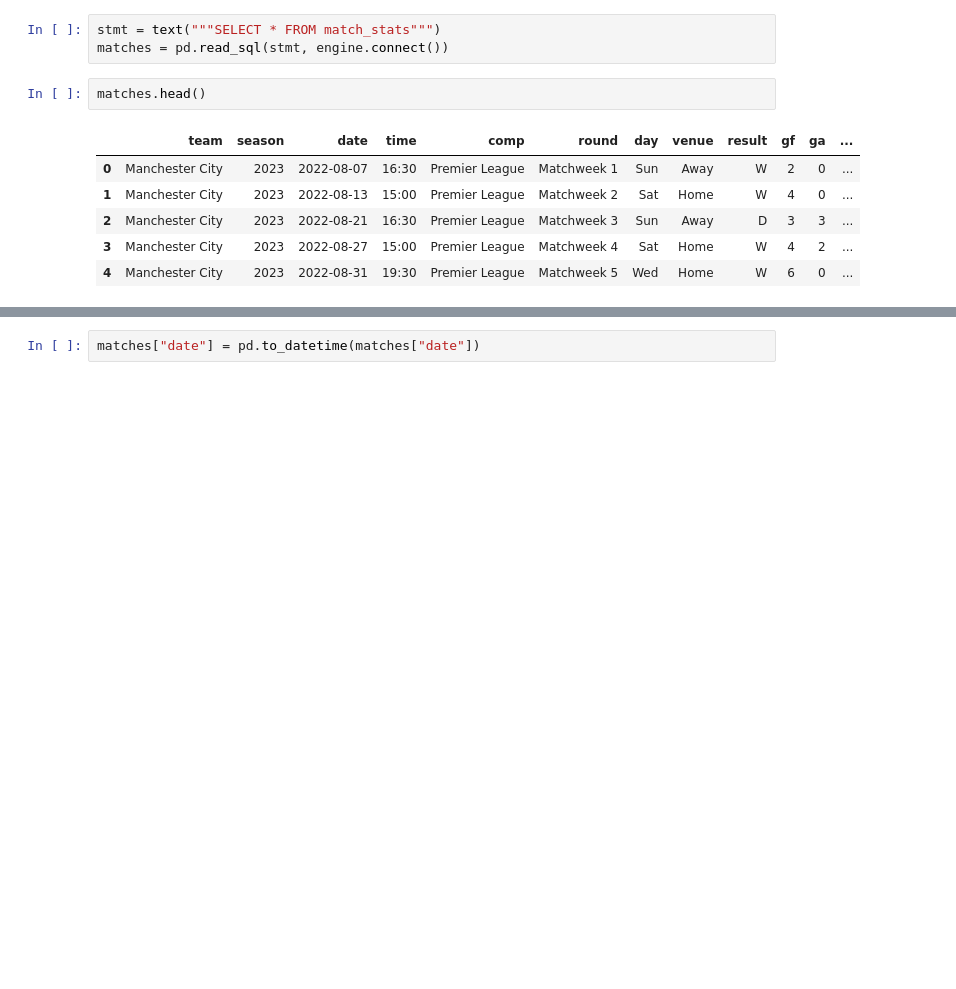
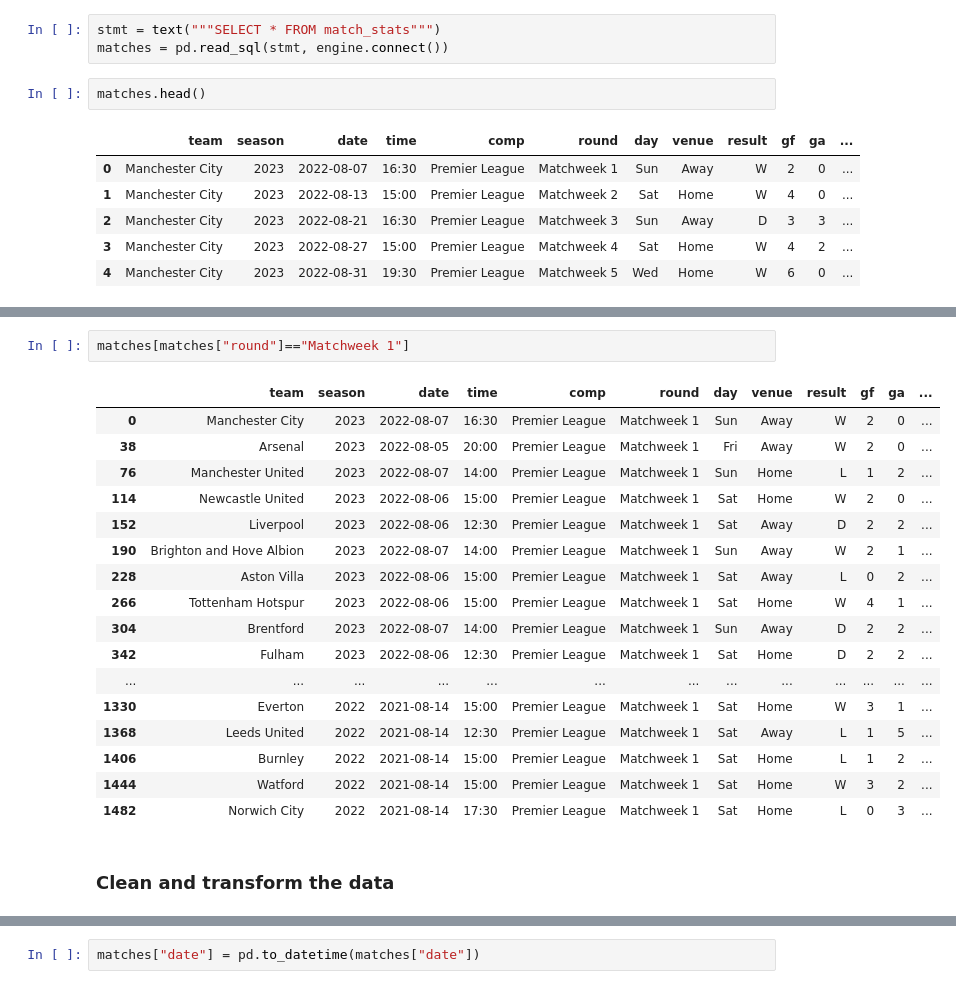
Before and after one commit to longtongster/soccer-project, a Jupyter notebook: 02. ML to predict Match Winners with ML.ipynb, the cells around one changed output, grey strips where cells are left out. Saved outputs shown, nothing was run; the diff lists cells and outputs as text; blank space fills up the shorter version.

```diff
--- a/02. ML to predict Match Winners with ML.ipynb
+++ b/02. ML to predict Match Winners with ML.ipynb
@@ -92,4 +118,26 @@ Matchweek 9     22
 Name: round, dtype: int64
+# %%
+matches[matches["round"]=="Matchweek 1"]
+# %% [output]
+|  | team | season | date | time | comp | round | day | venue | result | gf | ga | ... |
+| 0 | Manchester City | 2023 | 2022-08-07 | 16:30 | Premier League | Matchweek 1 | Sun | Away | W | 2 | 0 | ... |
+| 38 | Arsenal | 2023 | 2022-08-05 | 20:00 | Premier League | Matchweek 1 | Fri | Away | W | 2 | 0 | ... |
+| 76 | Manchester United | 2023 | 2022-08-07 | 14:00 | Premier League | Matchweek 1 | Sun | Home | L | 1 | 2 | ... |
+| 114 | Newcastle United | 2023 | 2022-08-06 | 15:00 | Premier League | Matchweek 1 | Sat | Home | W | 2 | 0 | ... |
+| 152 | Liverpool | 2023 | 2022-08-06 | 12:30 | Premier League | Matchweek 1 | Sat | Away | D | 2 | 2 | ... |
+| 190 | Brighton and Hove Albion | 2023 | 2022-08-07 | 14:00 | Premier League | Matchweek 1 | Sun | Away | W | 2 | 1 | ... |
+| 228 | Aston Villa | 2023 | 2022-08-06 | 15:00 | Premier League | Matchweek 1 | Sat | Away | L | 0 | 2 | ... |
+| 266 | Tottenham Hotspur | 2023 | 2022-08-06 | 15:00 | Premier League | Matchweek 1 | Sat | Home | W | 4 | 1 | ... |
+| 304 | Brentford | 2023 | 2022-08-07 | 14:00 | Premier League | Matchweek 1 | Sun | Away | D | 2 | 2 | ... |
+| 342 | Fulham | 2023 | 2022-08-06 | 12:30 | Premier League | Matchweek 1 | Sat | Home | D | 2 | 2 | ... |
+| ... | ... | ... | ... | ... | ... | ... | ... | ... | ... | ... | ... | ... |
+| 1330 | Everton | 2022 | 2021-08-14 | 15:00 | Premier League | Matchweek 1 | Sat | Home | W | 3 | 1 | ... |
+| 1368 | Leeds United | 2022 | 2021-08-14 | 12:30 | Premier League | Matchweek 1 | Sat | Away | L | 1 | 5 | ... |
+| 1406 | Burnley | 2022 | 2021-08-14 | 15:00 | Premier League | Matchweek 1 | Sat | Home | L | 1 | 2 | ... |
+| 1444 | Watford | 2022 | 2021-08-14 | 15:00 | Premier League | Matchweek 1 | Sat | Home | W | 3 | 2 | ... |
+| 1482 | Norwich City | 2022 | 2021-08-14 | 17:30 | Premier League | Matchweek 1 | Sat | Home | L | 0 | 3 | ... |
+# %% [markdown]
+### Clean and transform the data
 # %%
 matches.dtypes
 # %% [output]
```
Also changed, not shown: parts of 52 cells of this notebook, 4 other files.
